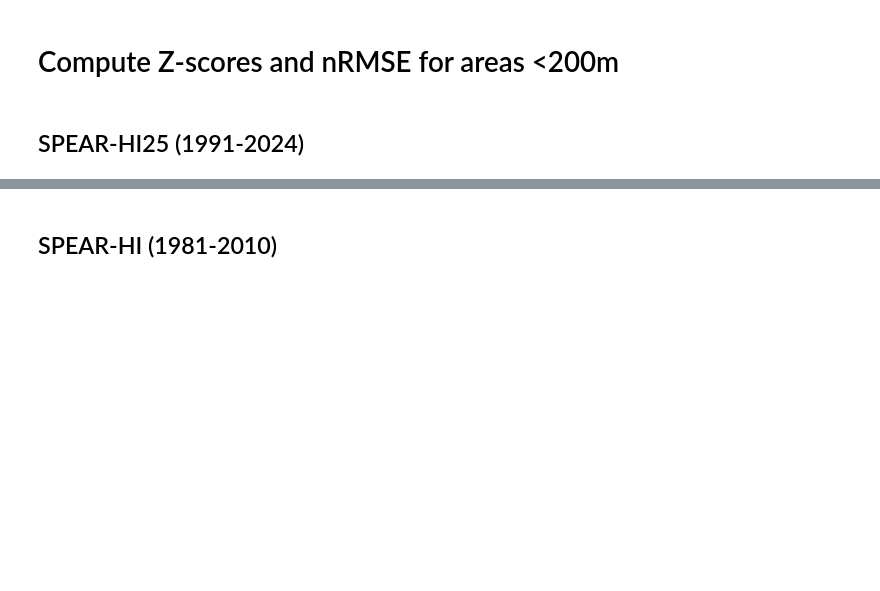
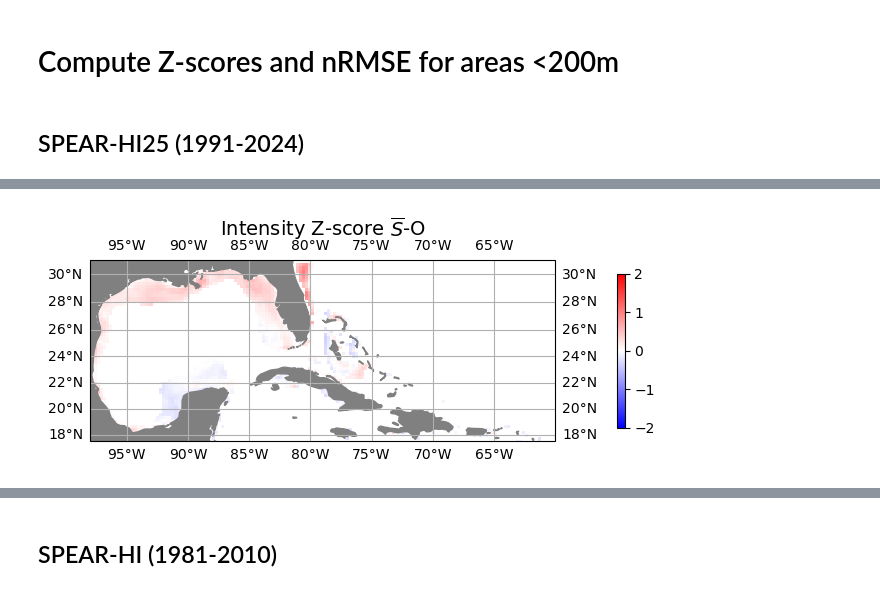
Before and after one commit to shanicetbailey/MHW-gfdl, a Jupyter notebook: 1c1_MHW-SPEAR-hi25-200m_bath.ipynb, the cells around one changed output, grey strips where cells are left out. Saved outputs shown, nothing was run; the diff lists cells and outputs as text; code cells hidden in the pictures; blank space fills up the shorter version.

```diff
--- a/1c1_MHW-SPEAR-hi25-200m_bath.ipynb
+++ b/1c1_MHW-SPEAR-hi25-200m_bath.ipynb
@@ -51,0 +206,4 @@ plt.tight_layout();
+# %%
+cartopy_plot_single(zscore_int_oi200, 'bwr', '', r'Intensity Z-score $\overline{S}$-O', vmin=-2, vmax=2);
+# %% [output]
+[figure, added]
```
Also changed, not shown: parts of 32 cells of this notebook.
